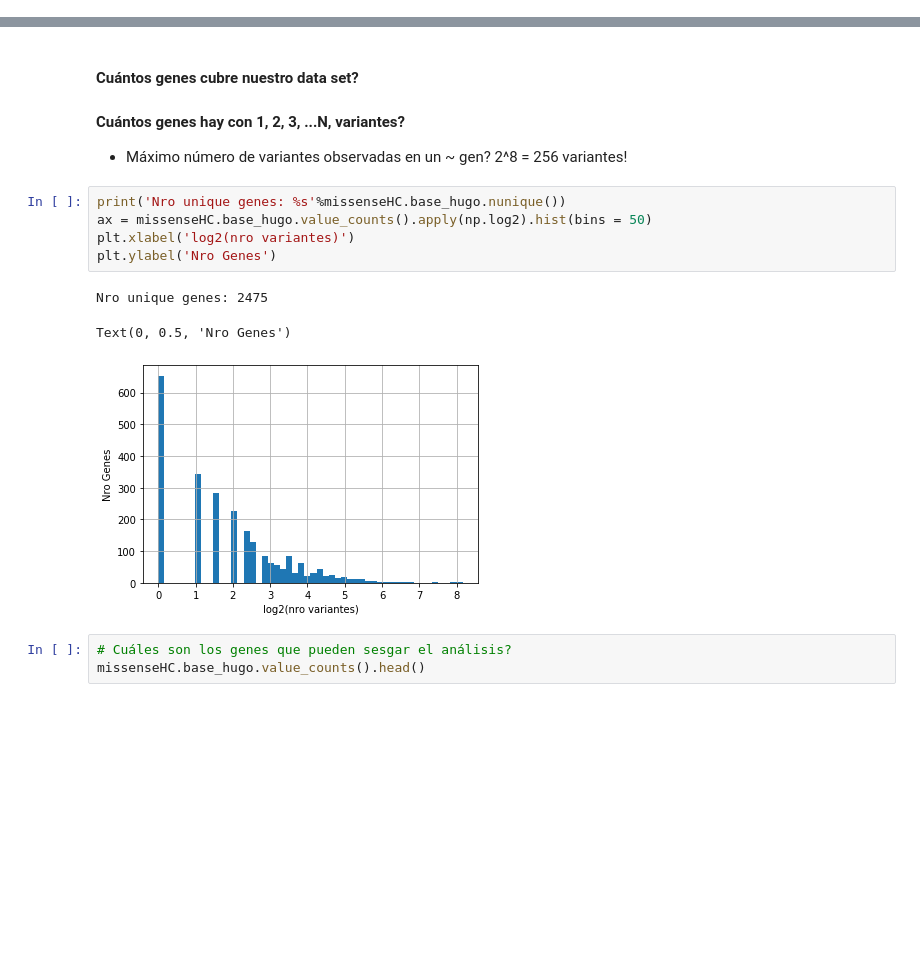
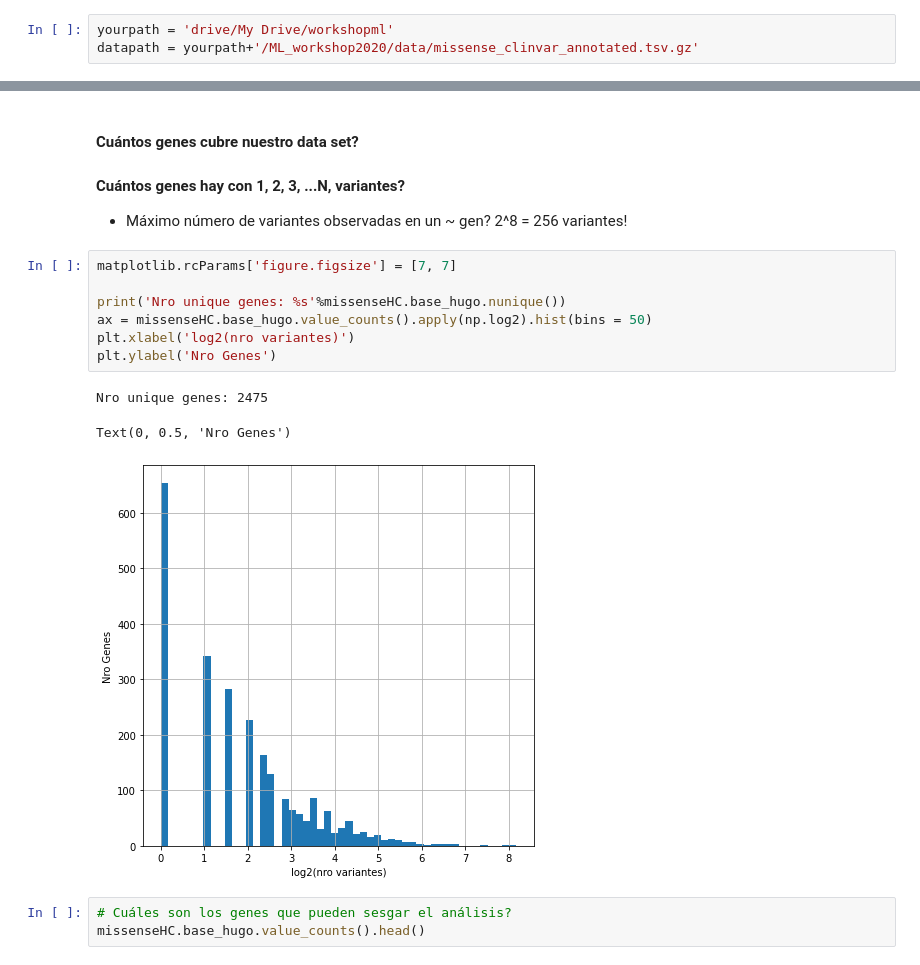
Before and after one commit to JulianaSevero/ML_workshop2020, a Jupyter notebook: notebooks/explore_dataset_variables.ipynb, the cells around one changed output, grey strips where cells are left out. Cells and saved outputs as stored; diff of their text form; blank space fills up the shorter version.

```diff
--- a/notebooks/explore_dataset_variables.ipynb
+++ b/notebooks/explore_dataset_variables.ipynb
@@ -19,0 +32,3 @@ datapath = '/home/ariel/Dropbox/Academ/Docencia/workshop/workspace/missense_clin
+# %%
+yourpath = 'drive/My Drive/workshopml'
+datapath = yourpath+'/ML_workshop2020/data/missense_clinvar_annotated.tsv.gz'
@@ -80,14 +97,16 @@ missenseHC = missense[missense.clinSigSimple.isin([0,1])]
 
 * Máximo número de variantes observadas en un ~ gen? 2^8 = 256 variantes!
 # %%
+matplotlib.rcParams['figure.figsize'] = [7, 7]
+
 print('Nro unique genes: %s'%missenseHC.base_hugo.nunique())
 ax = missenseHC.base_hugo.value_counts().apply(np.log2).hist(bins = 50)
 plt.xlabel('log2(nro variantes)')
 plt.ylabel('Nro Genes')
 # %% [output]
 Nro unique genes: 2475
 Text(0, 0.5, 'Nro Genes')
-[figure, old version]
+[figure, new version]
 # %%
 # Cuáles son los genes que pueden sesgar el análisis?
 missenseHC.base_hugo.value_counts().head()
```
Also changed, not shown: parts of 22 cells of this notebook.
